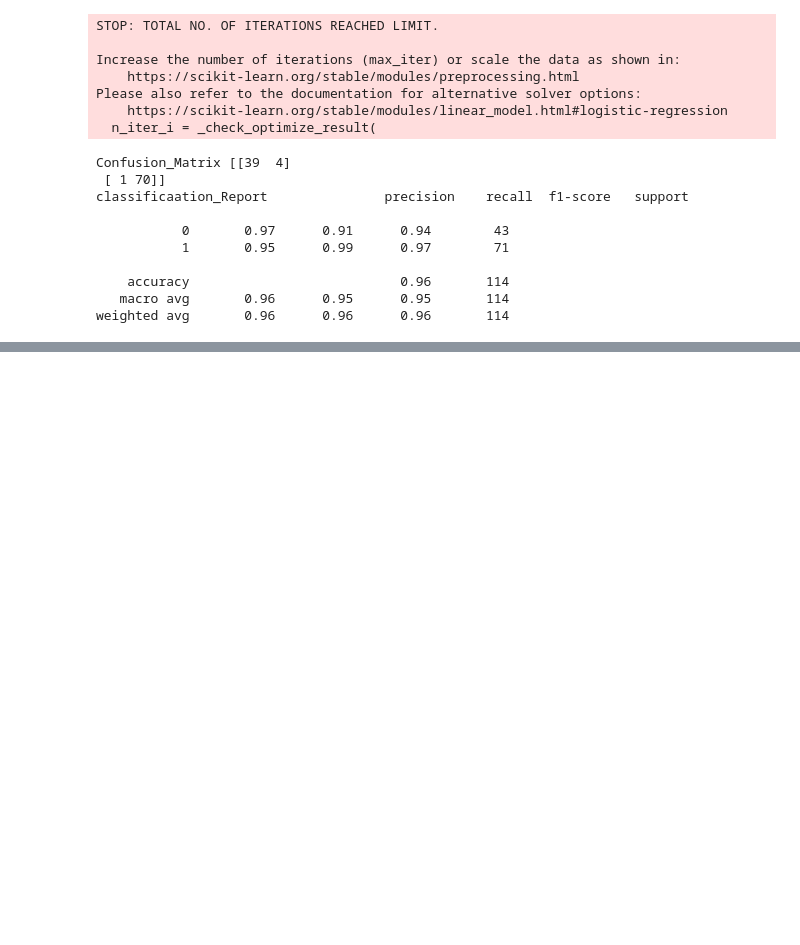
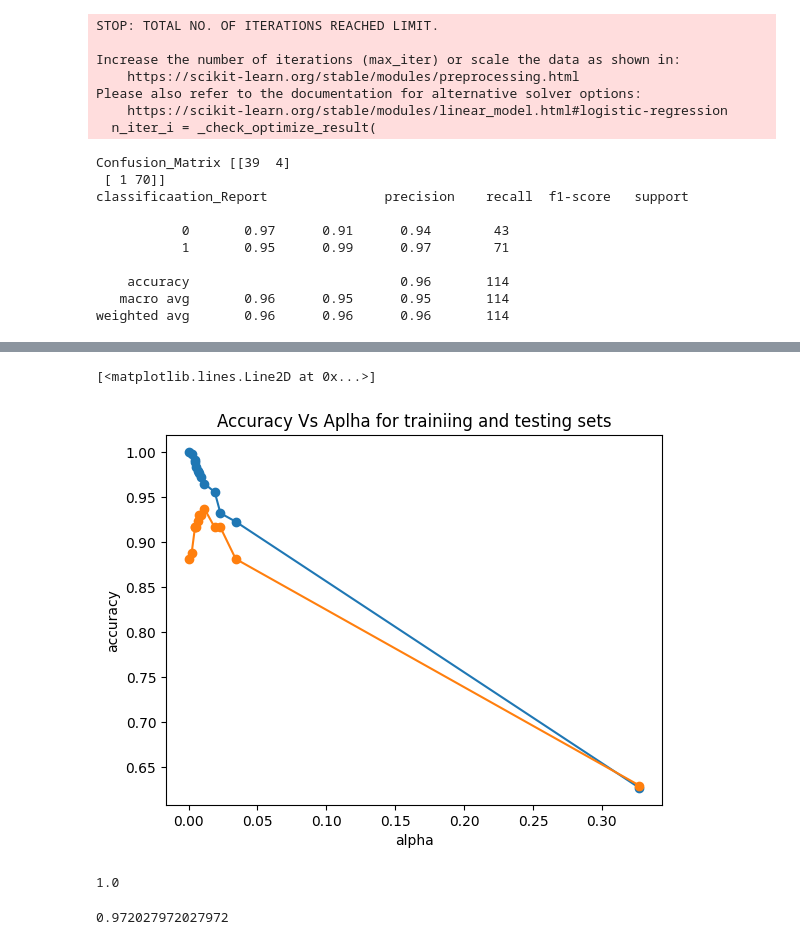
Before and after one commit to Ritesh24f1001677/MACHINE_LEARNING, a Jupyter notebook: OPPE2_Practice_Har_Har_Mahadev.ipynb, the cells around one changed output, grey strips where cells are left out. Saved outputs shown, nothing was run; the diff lists cells and outputs as text; code cells hidden in the pictures; blank space fills up the shorter version.

```diff
--- a/OPPE2_Practice_Har_Har_Mahadev.ipynb
+++ b/OPPE2_Practice_Har_Har_Mahadev.ipynb
@@ -763,0 +928,24 @@ weighted avg       0.96      0.96      0.96       114
+# %%
+
+train_scores=[model.score(X_train,y_train) for model in models]
+test_scores=[model.score(X_test,y_test) for model in models]
+fig,ax=plt.subplots()
+ax.set_xlabel("alpha")
+ax.set_ylabel("accuracy")
+ax.set_title("Accuracy Vs Aplha for trainiing and testing sets")
+ax.plot(ccp_alphas,train_scores,marker='o', label ="train")
+ax.plot(ccp_alphas, test_scores,marker='o',label="test")
+# %% [output]
+[<matplotlib.lines.Line2D at 0x...>]
+[figure, added]
+# %%
+from sklearn.ensemble import RandomForestClassifier
+model=RandomForestClassifier()
+model.fit(X_train,y_train)
+model.score(X_train, y_train)
+# %% [output]
+1.0
+# %%
+model.score(X_test,y_test)
+# %% [output]
+0.972027972027972
```
Also changed, not shown: parts of 63 cells of this notebook.
